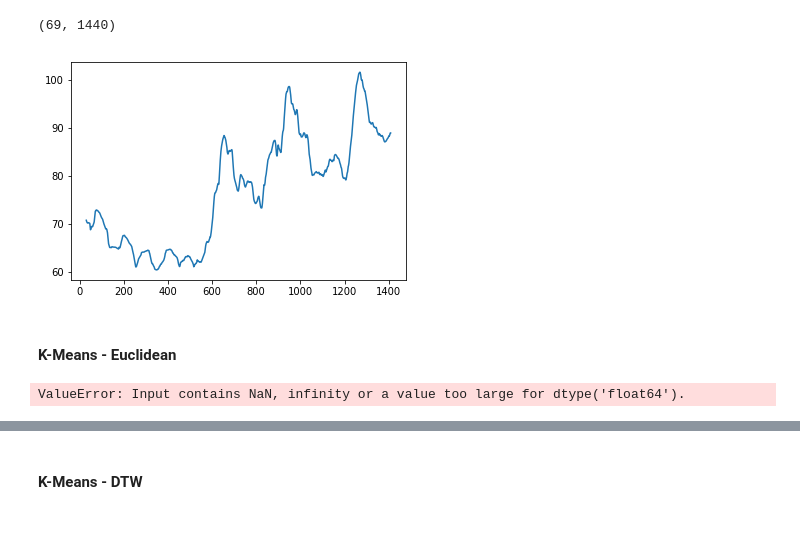
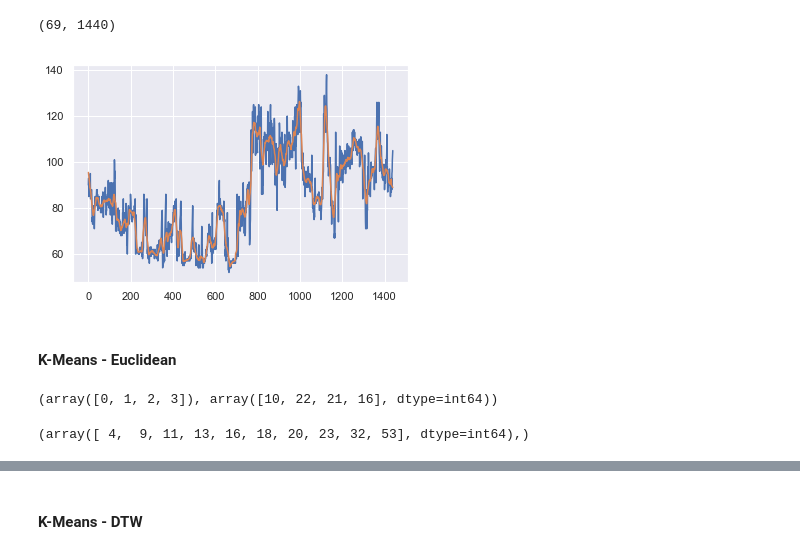
Before and after one commit to goelsaksham/healthRecSys, a Jupyter notebook: src/Exploratory Clustering.ipynb, the cells around one changed output, grey strips where cells are left out. Cells and saved outputs as stored; diff of their text form; code cells hidden in the pictures; blank space fills up the shorter version.

```diff
--- a/src/Exploratory Clustering.ipynb
+++ b/src/Exploratory Clustering.ipynb
@@ -9,6 +9,7 @@ import numpy as np
 import matplotlib.pyplot as plt
 %matplotlib inline
 import seaborn as sns
+sns.set()
 
 import os
 import glob
@@ -18,7 +19,7 @@ from utils.directory_utils import *
 from utils.general_utils import *
 
 from sklearn.cluster import KMeans
-# from tslearn.clustering import TimeSeriesKMeans
+from tslearn.clustering import TimeSeriesKMeans
 from sklearn.decomposition import PCA
 
 from statsmodels.tsa.seasonal import seasonal_decompose
@@ -60,18 +59,23 @@ heart_data.shape
 # %%
 heart_trends = []
 for day in heart_data:
-    result = seasonal_decompose(day, model='additive', freq=60)
+    result = seasonal_decompose(day, model='additive', freq=15, extrapolate_trend='freq')
     heart_trends = heart_trends + [result.trend]
 heart_trends = np.array(heart_trends)
+plt.plot(heart_data[0])
 plt.plot(heart_trends[0])
 heart_trends = remove_nans_from_array(heart_trends)
 # %% [output]
-[figure, old version]
+[figure, new version]
 # %% [markdown]
 #### K-Means - Euclidean
 # %%
-kmeans_mod = KMeans(n_clusters=8)
+kmeans_mod = KMeans(n_clusters=4)
 cluster_assignments = kmeans_mod.fit_predict(heart_trends)
 np.unique(cluster_assignments, return_counts=True)
 # %% [output]
-ValueError: Input contains NaN, infinity or a value too large for dtype('float64').
+(array([0, 1, 2, 3]), array([10, 22, 21, 16], dtype=int64))
+# %%
+np.where(cluster_assignments==0)
+# %% [output]
+(array([ 4,  9, 11, 13, 16, 18, 20, 23, 32, 53], dtype=int64),)
```
Also changed, not shown: parts of 11 cells of this notebook, 3 other files.
